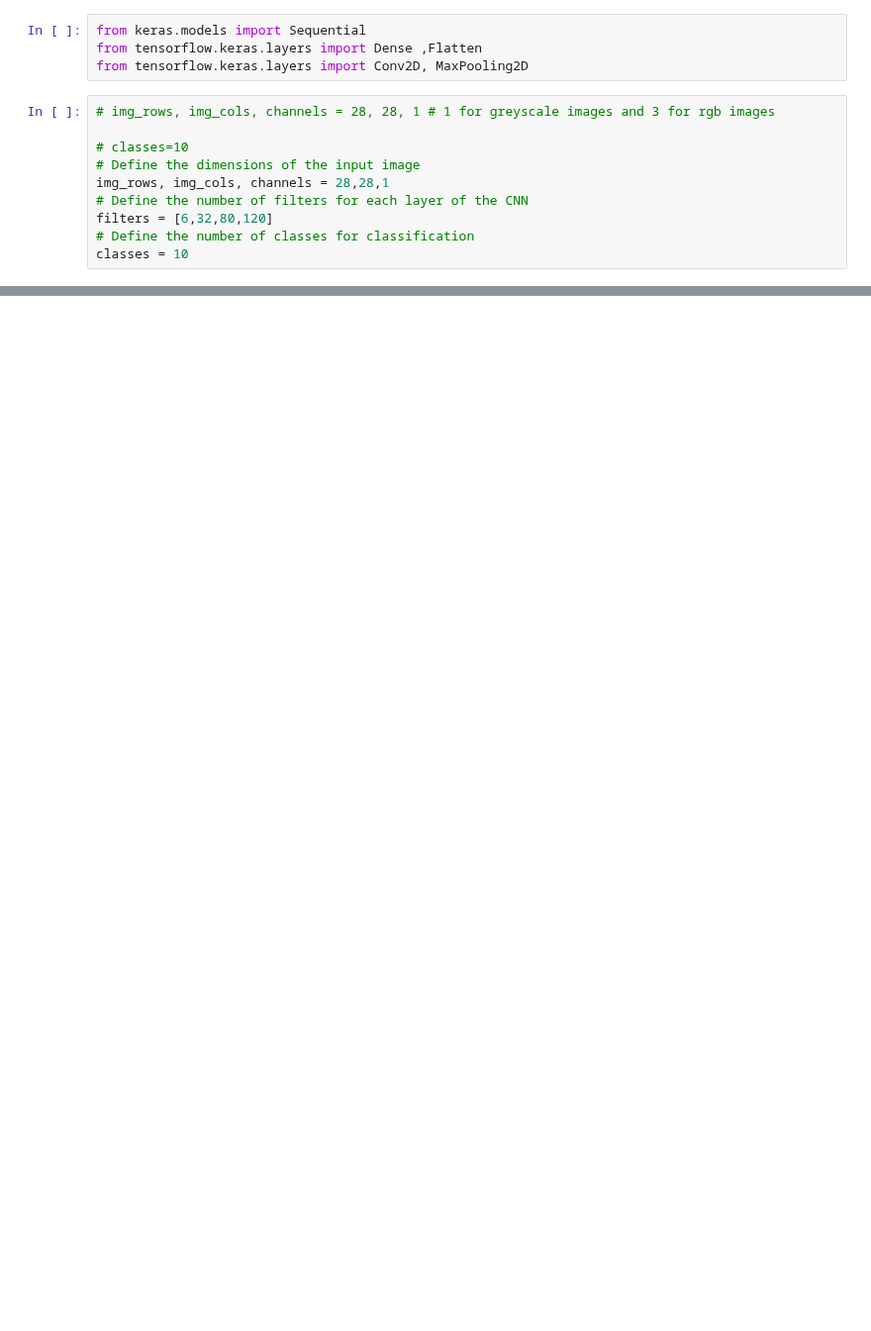
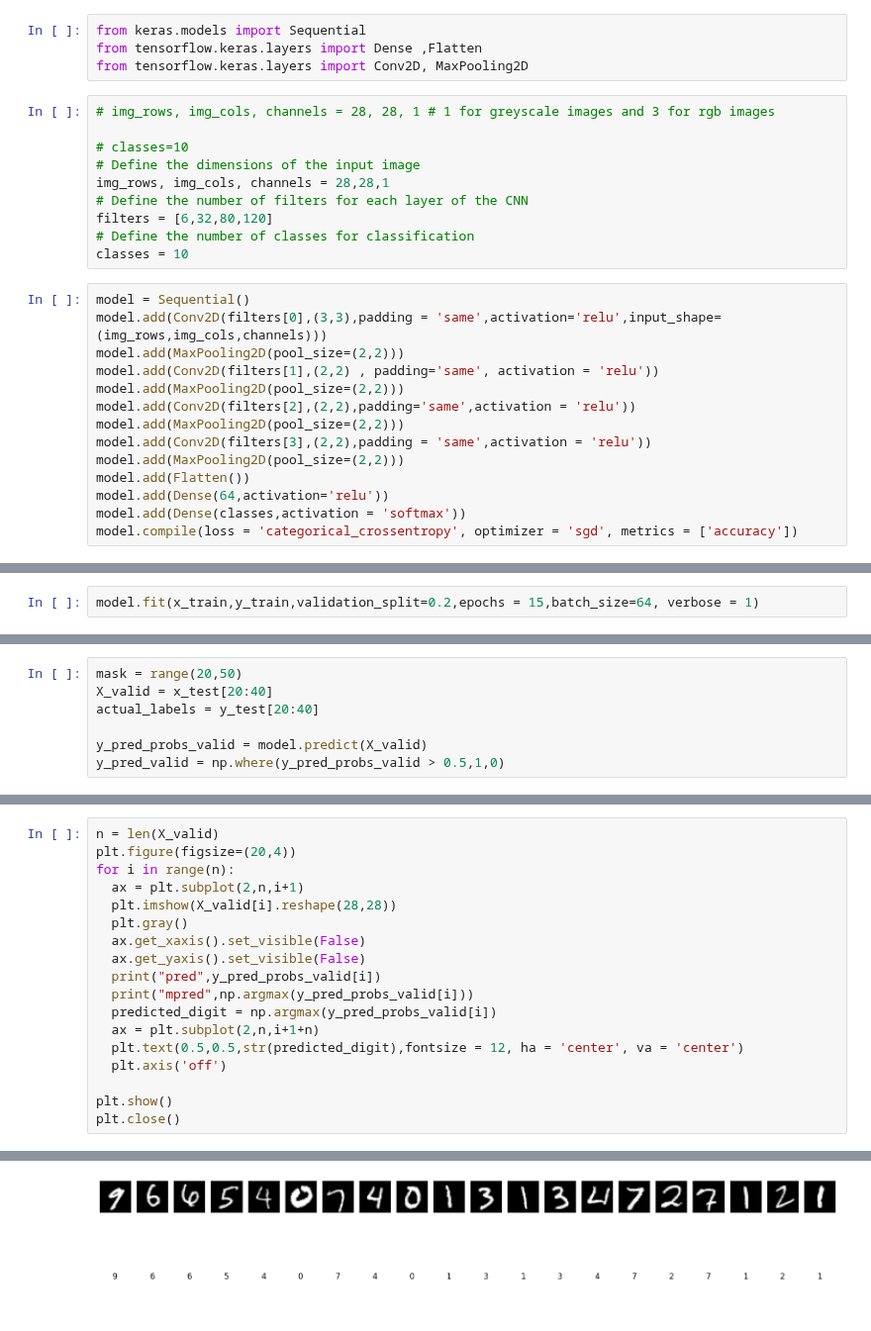
Before and after one commit to fikhan/FreeCodeCampMachineLearningCoLabCodeBook, a Jupyter notebook: CNN.ipynb, the cells around one changed output, grey strips where cells are left out. Shown at 99% size. Drawn from its saved outputs; the diff is of its cells as text; blank space fills up the shorter version.

```diff
--- a/CNN.ipynb
+++ b/CNN.ipynb
@@ -122,3 +122,17 @@ img_rows, img_cols, channels = 28,28,1
 filters = [6,32,80,120]
 # Define the number of classes for classification
 classes = 10
+# %%
+model = Sequential()
+model.add(Conv2D(filters[0],(3,3),padding = 'same',activation='relu',input_shape=(img_rows,img_cols,channels)))
+model.add(MaxPooling2D(pool_size=(2,2)))
+model.add(Conv2D(filters[1],(2,2) , padding='same', activation = 'relu'))
+model.add(MaxPooling2D(pool_size=(2,2)))
+model.add(Conv2D(filters[2],(2,2),padding='same',activation = 'relu'))
+model.add(MaxPooling2D(pool_size=(2,2)))
+model.add(Conv2D(filters[3],(2,2),padding = 'same',activation = 'relu'))
+model.add(MaxPooling2D(pool_size=(2,2)))
+model.add(Flatten())
+model.add(Dense(64,activation='relu'))
+model.add(Dense(classes,activation = 'softmax'))
+model.compile(loss = 'categorical_crossentropy', optimizer = 'sgd', metrics = ['accuracy'])
@@ -124,0 +159,2 @@ classes = 10
+# %%
+model.fit(x_train,y_train,validation_split=0.2,epochs = 15,batch_size=64, verbose = 1)
@@ -124,0 +191,7 @@ classes = 10
+# %%
+mask = range(20,50)
+X_valid = x_test[20:40]
+actual_labels = y_test[20:40]
+
+y_pred_probs_valid = model.predict(X_valid)
+y_pred_valid = np.where(y_pred_probs_valid > 0.5,1,0)
@@ -124,0 +200,19 @@ classes = 10
+# %%
+n = len(X_valid)
+plt.figure(figsize=(20,4))
+for i in range(n):
+  ax = plt.subplot(2,n,i+1)
+  plt.imshow(X_valid[i].reshape(28,28))
+  plt.gray()
+  ax.get_xaxis().set_visible(False)
+  ax.get_yaxis().set_visible(False)
+  print("pred",y_pred_probs_valid[i])
+  print("mpred",np.argmax(y_pred_probs_valid[i]))
+  predicted_digit = np.argmax(y_pred_probs_valid[i])
+  ax = plt.subplot(2,n,i+1+n)
+  plt.text(0.5,0.5,str(predicted_digit),fontsize = 12, ha = 'center', va = 'center')
+  plt.axis('off')
+
+plt.show()
+plt.close()
+# %% [output]
@@ -124,0 +236 @@ classes = 10
+[figure, added]
```
Also changed, not shown: parts of 9 cells of this notebook.
